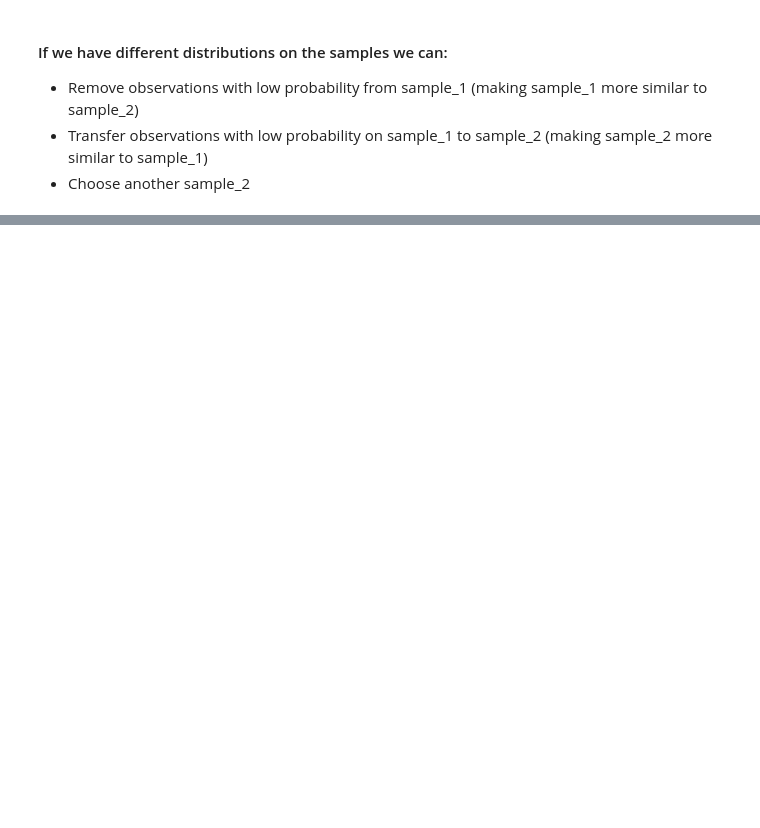
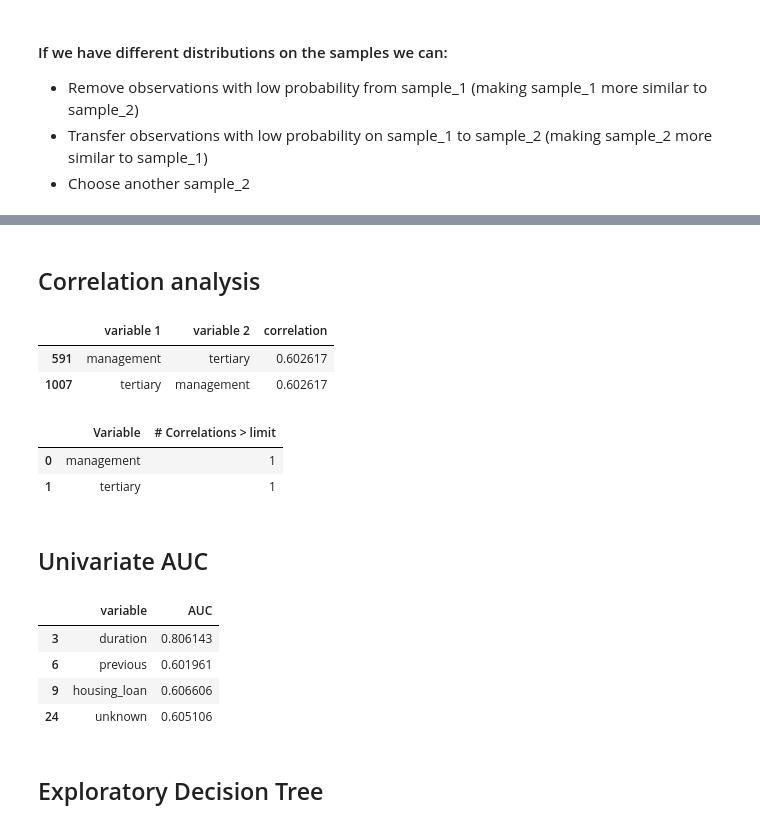
Before and after one commit to hveigz/machine-learning-misc, a Jupyter notebook: ML-Workflow/ML-Workflow.ipynb, the cells around one changed output, grey strips where cells are left out. Drawn from its saved outputs; the diff is of its cells as text; code cells hidden in the pictures; blank space fills up the shorter version.

```diff
--- a/ML-Workflow/ML-Workflow.ipynb
+++ b/ML-Workflow/ML-Workflow.ipynb
@@ -172,0 +223,2 @@ Variables with unequal distribution:
+# %% [markdown]
+## Correlation analysis
@@ -172,0 +227,26 @@ Variables with unequal distribution:
+# %%
+corr
+# %% [output]
+|  | variable 1 | variable 2 | correlation |
+| 591 | management | tertiary | 0.602617 |
+| 1007 | tertiary | management | 0.602617 |
+# %%
+corr_net
+# %% [output]
+|  | Variable | # Correlations > limit |
+| 0 | management | 1 |
+| 1 | tertiary | 1 |
+# %% [markdown]
+## Univariate AUC
+# %%
+univ_auc_df = univ_auc(data_train, features, "target")
+# %%
+univ_auc_df[univ_auc_df["AUC"] > 0.6]
+# %% [output]
+|  | variable | AUC |
+| 3 | duration | 0.806143 |
+| 6 | previous | 0.601961 |
+| 9 | housing_loan | 0.606606 |
+| 24 | unknown | 0.605106 |
+# %% [markdown]
+## Exploratory Decision Tree
```
Also changed, not shown: parts of 28 cells of this notebook, 4 other files.
